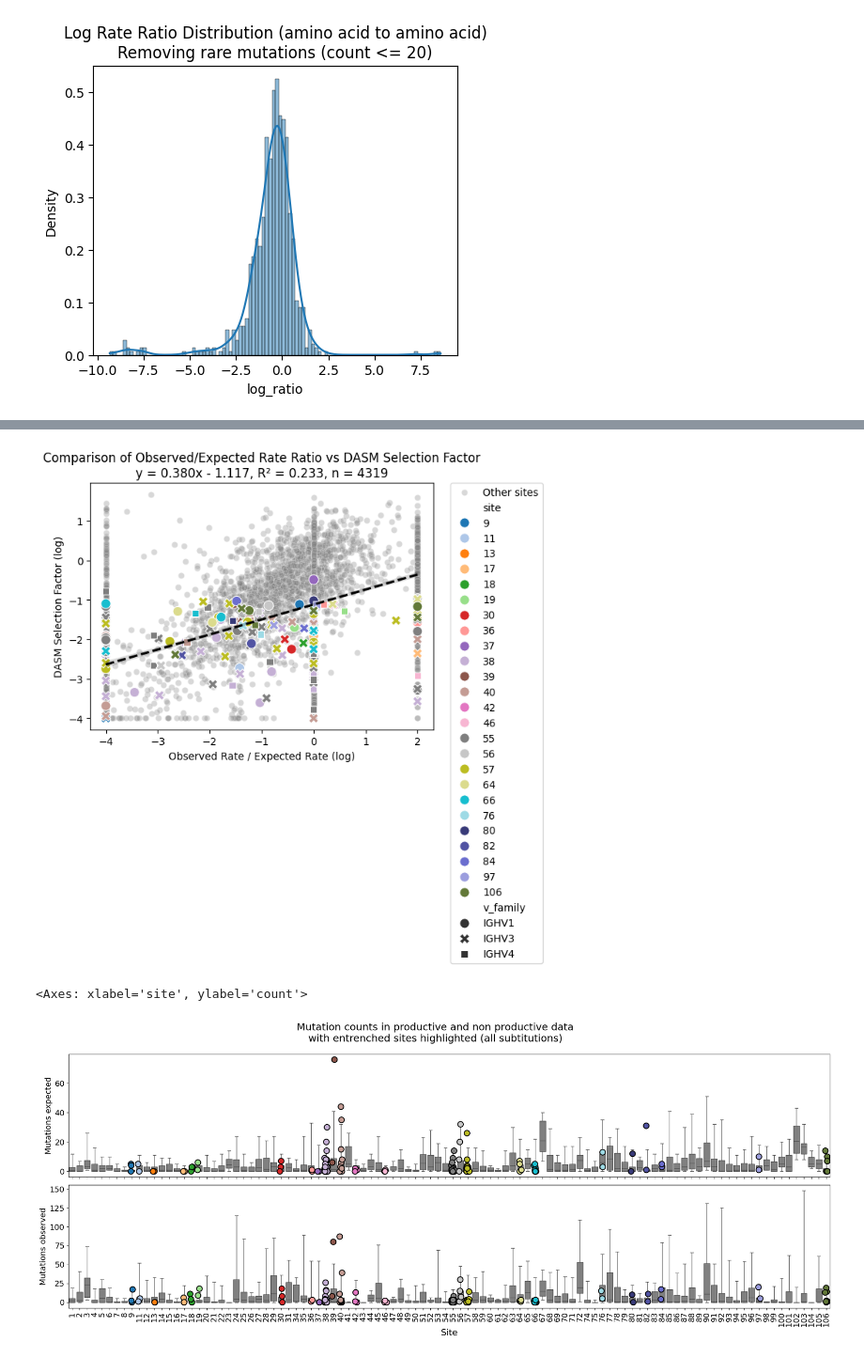
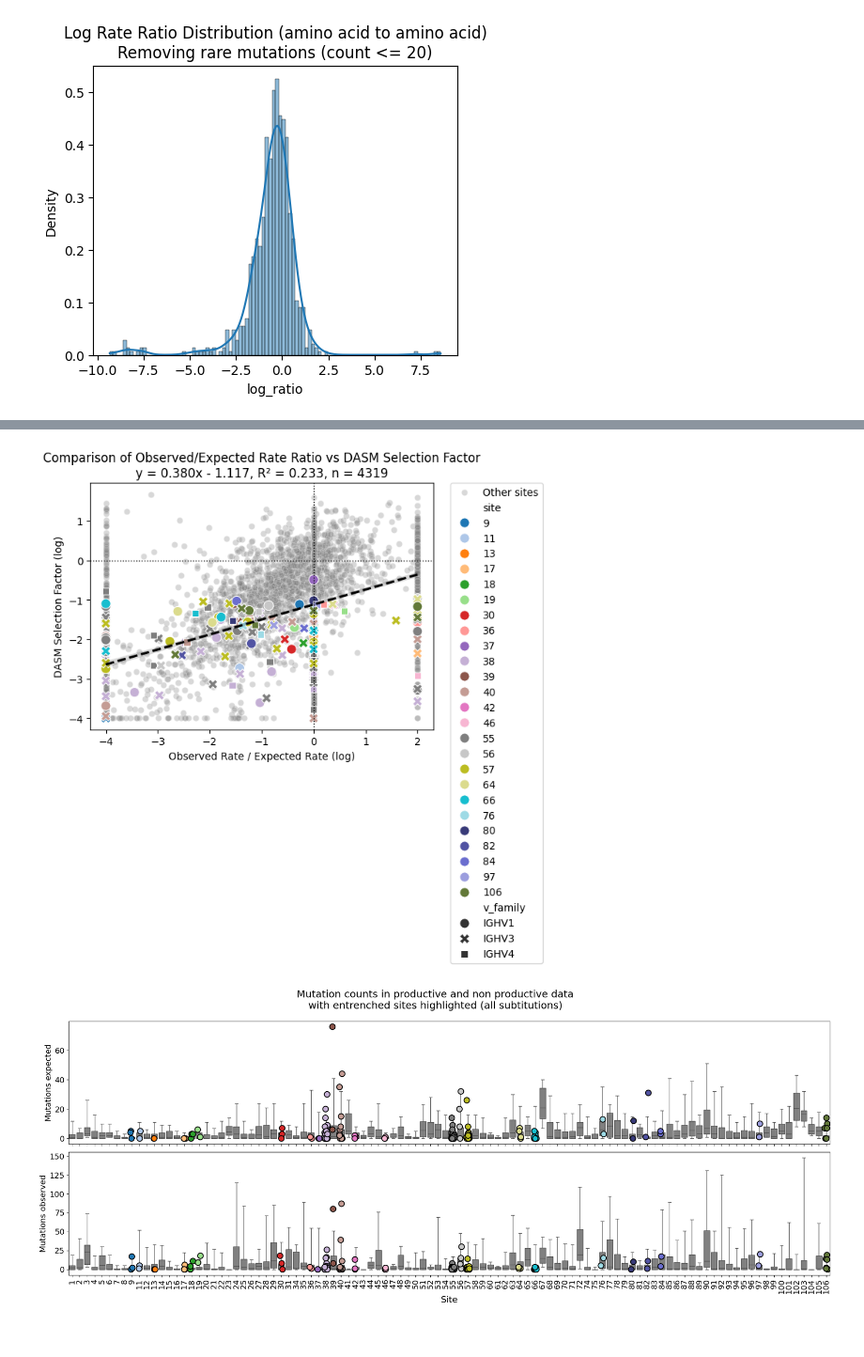
Before and after one commit to matsengrp/dasm-epistasis-experiments, a Jupyter notebook: rates_analysis_productive_non_productive_fix.ipynb, the cells around one changed output, grey strips where cells are left out. Shown at 94% size. Drawn from its saved outputs; the diff is of its cells as text; code cells hidden in the pictures.

```diff
--- a/rates_analysis_productive_non_productive_fix.ipynb
+++ b/rates_analysis_productive_non_productive_fix.ipynb
@@ -1138,6 +1134,9 @@ sns.scatterplot(data=entrenched_compare_rates_dasm,
 # Add the regression line
 sns.regplot(data=compare_dasm_rates, x='log_ratio', y='log_selection_factor',
             scatter=False, line_kws={'linestyle': '--', 'color': 'black'})
+
+ax.axvline(0, color='black', linestyle=':', linewidth=1)
+ax.axhline(0, color='black', linestyle=':', linewidth=1)
 
 # Add legend
 plt.legend()
@@ -1175,40 +1174,32 @@ sns.boxplot(data=compare_dasm_rates, x='site', y='mutation_acquired_expected',
 sns.boxplot(data=compare_dasm_rates, x='site', y='mutation_acquired_observed',
             ax=ax[1], whis=[5,95], showfliers=False, order=site_order,
             color='grey')
 
 # Overlay scatter points
 sns.stripplot(data=entrenched_compare_rates_dasm, x='site', y='mutation_acquired_expected',
               ax=ax[0], hue='site', palette=site_color_map,
               size=10, linewidth=1.5, edgecolor='black', dodge=False, order=site_order, legend=False, jitter=0.2)
 
 sns.stripplot(data=entrenched_compare_rates_dasm, x='site', y='mutation_acquired_observed',
               ax=ax[1], hue='site', palette=site_color_map,
               size=10, linewidth=1.5, edgecolor='black', dodge=False, order=site_order, legend=False, jitter=0.2)
 
 # Increase font sizes
 ax[0].tick_params(axis='both', labelsize=14)
 ax[1].tick_params(axis='both', labelsize=14)
 ax[0].set_ylabel('Mutations expected', fontsize=14)
 ax[1].set_ylabel('Mutations observed', fontsize=14)
 ax[1].set_xlabel('Site', fontsize=16)
 
 # Rotate x-axis labels
 ax[1].tick_params(axis='x', rotation=90)
 
 # Add title
 fig.suptitle('Mutation counts in productive and non productive data\nwith entrenched sites highlighted (all subtitutions)',
              fontsize=18, y=0.995)
 
 plt.tight_layout()
 fig.savefig('figures/rate_ratios_all.pdf', dpi=800)
-
-
-
-# figure of how much data per site
-fig, ax = plt.subplots(figsize=(7, 6))
-sns.countplot(compare_dasm_rates,
-              x='site', color='grey', ax=ax)
 # %% [output]
-[figure, old version]
+[figure, new version]
-<Axes: xlabel='site', ylabel='count'>
 [figure]
```
Also changed, not shown: parts of 6 cells of this notebook.
